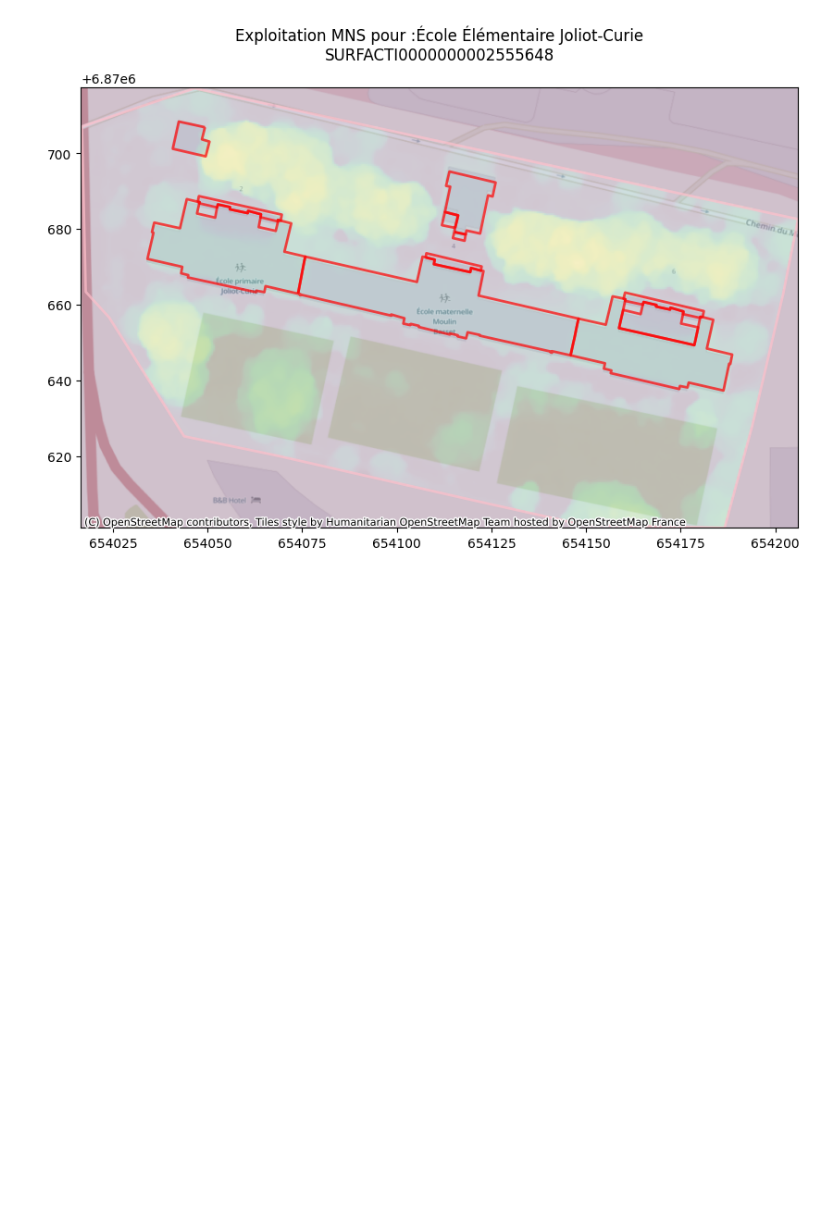
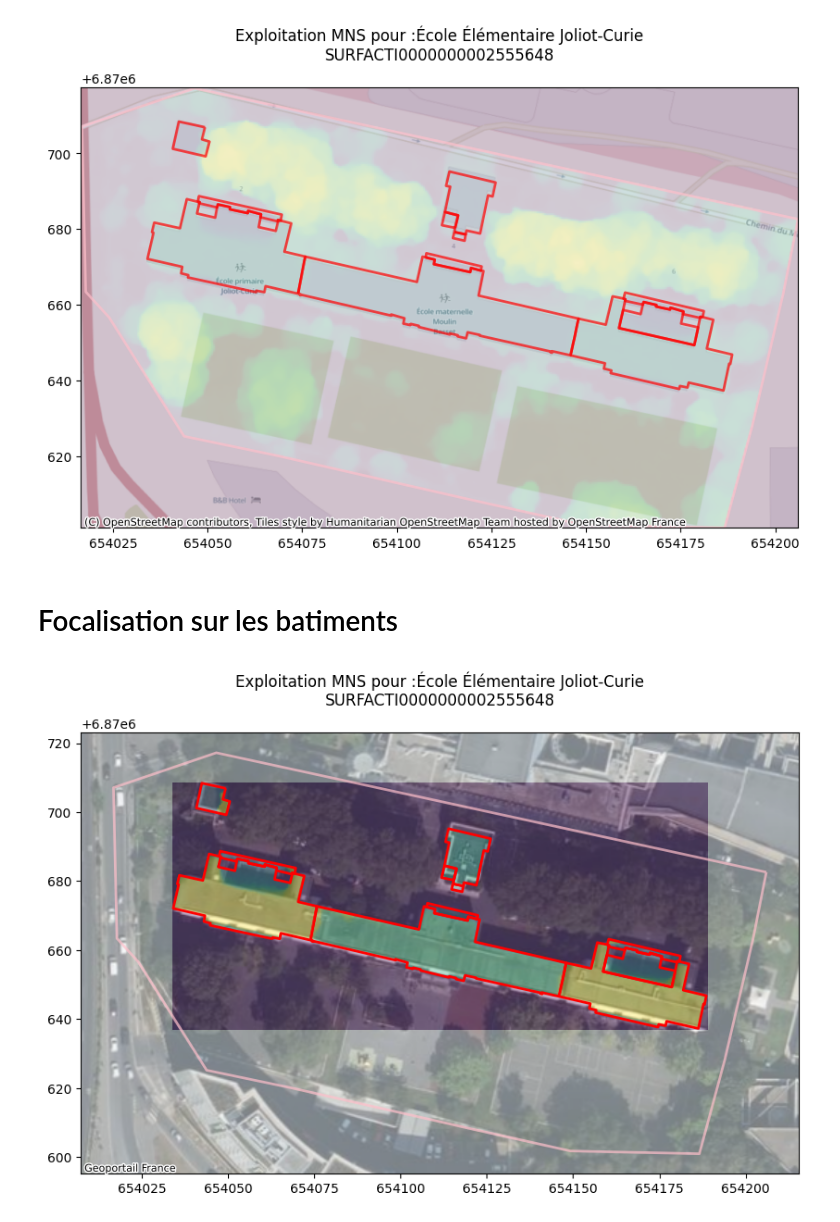
Before and after one commit to jbuiquan/13_potentiel_solaire, a Jupyter notebook: algorithme/notebooks/donnees_par_ecole.ipynb, the cells around one changed output. Drawn from its saved outputs; the diff is of its cells as text; code cells hidden in the pictures; blank space fills up the shorter version.

Commit message:
Adding new visu utilisant Geoportail.orthos

```diff
--- a/algorithme/notebooks/donnees_par_ecole.ipynb
+++ b/algorithme/notebooks/donnees_par_ecole.ipynb
@@ -89,3 +89,49 @@ plt.title("Exploitation MNS pour :"+ NOM+"\n"+ID+"\n")
 fig.show()
 # %% [output]
 [figure]
+# %% [markdown]
+# Focalisation sur les batiments
+# %%
+geotiff_cached_toits = "../data/cache/mns/"+ID+"_toits.masked.tif"
+
+if not os.path.isfile(geotiff_cached_toits) or True:
+    geome = example.geometry.total_bounds
+    A = "0"+str(int(geome[0]//1000))
+    B = str(int(geome[1]//1000)+1)
+    tile = "/MNS-Correl_1-0__TIFF_LAMB93_D093_2024-01-01/MNS-Correl/1_DONNEES_LIVRAISON_2024-11-00179/MNS-C_0M50_TIF_LAMB93_D93-2024/93-2024-"+A+"-"+B+"-LA93-0M50.tif"
+    path = DATA_FOLDER / tile
+    with rasterio.open("../data/"+str(path)) as img:
+        out_image, out_transform = rasterio.mask.mask(img, toiture.geometry, crop=True)
+        out_meta = img.meta
+    minval = np.min(out_image[np.nonzero(out_image)])
+    out_image = out_image - minval
+
+    out_image = np.where(out_image<0, 0, out_image)
+
+    MAX = np.percentile(out_image[np.nonzero(out_image)],80)
+    out_image = np.where(out_image>=MAX, MAX, out_image)
+
+    out_meta.update({"driver": "GTiff",
+                    "height": out_image.shape[1],
+                    "width": out_image.shape[2],
+                    "transform": out_transform})
+
+    with rasterio.open(geotiff_cached_toits, "w", **out_meta) as dest:
+        dest.write(out_image)
+# %%
+img_ecole = rasterio.open(geotiff_cached_toits)
+
+fig, ax = plt.subplots(figsize=(10,10))
+
+show(img_ecole, ax=ax, alpha=0.8)
+
+example.plot(ax=ax, alpha=0.7, linewidth=2, facecolor="none", edgecolor='pink')
+# A explorer peut etre: cx.providers.GeoportailFrance
+cx.add_basemap(ax, crs=example.crs, alpha=0.6, source=cx.providers.GeoportailFrance.orthos )
+toiture.plot(ax=ax, alpha=1, linewidth=2,facecolor="none", edgecolor='red')
+
+
+plt.title("Exploitation MNS pour :"+ NOM+"\n"+ID+"\n")
+fig.show()
+# %% [output]
+[figure, added]
```
